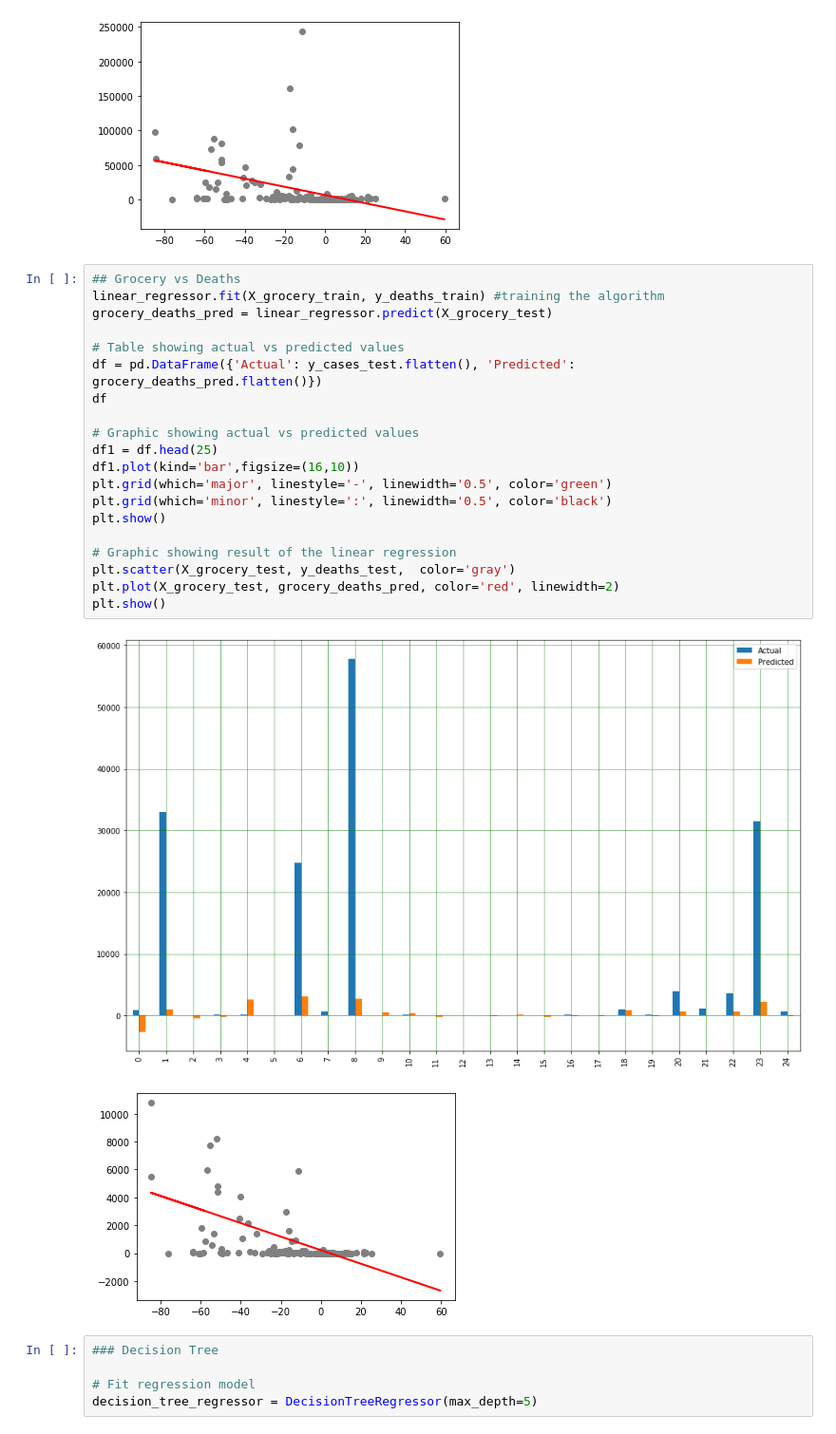
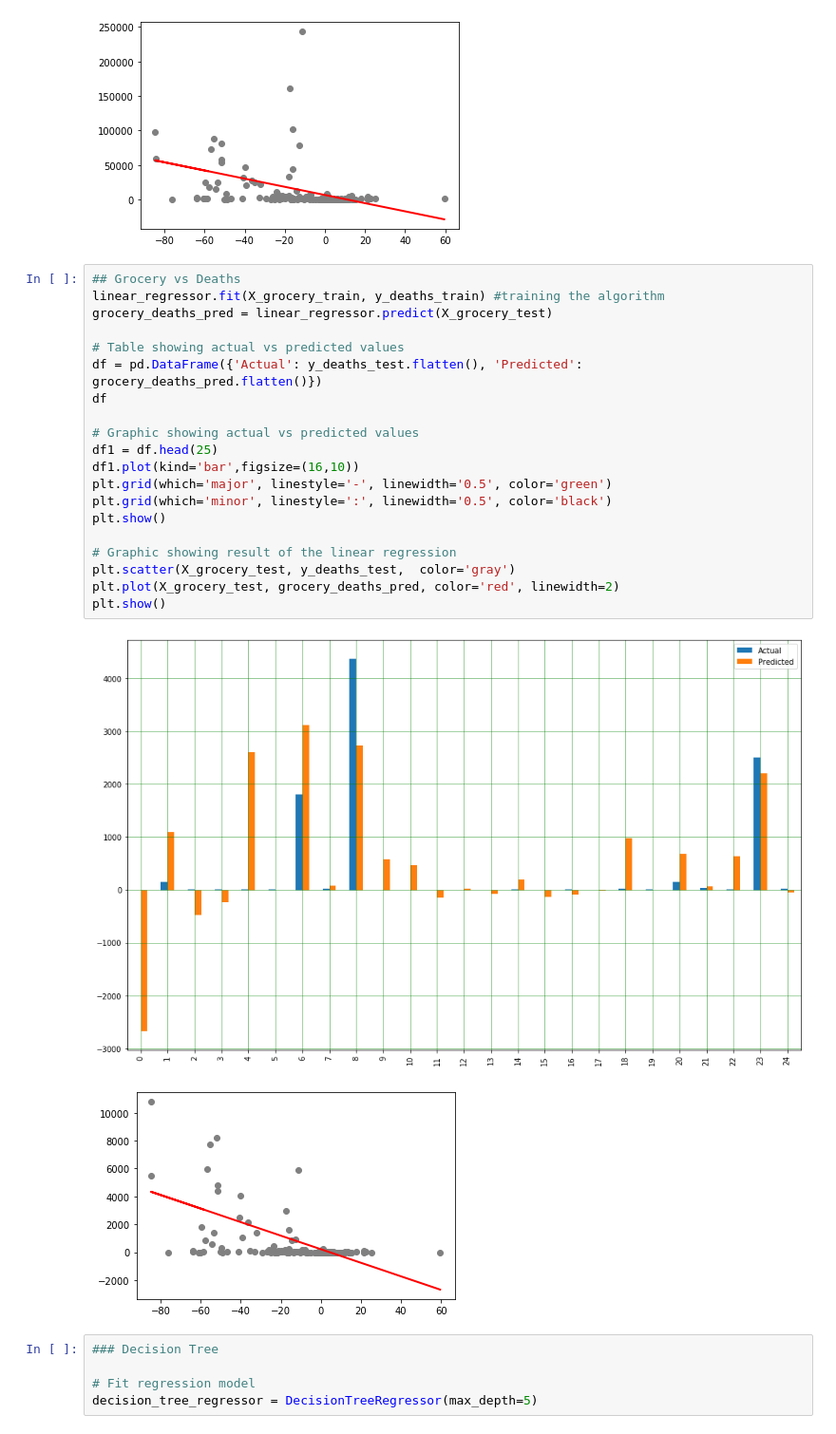
Before and after one commit to leonormsousa/IART_1920, a Jupyter notebook: Proj2/proj.ipynb, the cells around one changed output. Shown at 95% size. Drawn from its saved outputs; the diff is of its cells as text.

```diff
--- a/Proj2/proj.ipynb
+++ b/Proj2/proj.ipynb
@@ -122,25 +122,25 @@ plt.show()
 # %%
 ## Grocery vs Deaths
 linear_regressor.fit(X_grocery_train, y_deaths_train) #training the algorithm
 grocery_deaths_pred = linear_regressor.predict(X_grocery_test)
 
 # Table showing actual vs predicted values
-df = pd.DataFrame({'Actual': y_cases_test.flatten(), 'Predicted': grocery_deaths_pred.flatten()})
+df = pd.DataFrame({'Actual': y_deaths_test.flatten(), 'Predicted': grocery_deaths_pred.flatten()})
 df
 
 # Graphic showing actual vs predicted values
 df1 = df.head(25)
 df1.plot(kind='bar',figsize=(16,10))
 plt.grid(which='major', linestyle='-', linewidth='0.5', color='green')
 plt.grid(which='minor', linestyle=':', linewidth='0.5', color='black')
 plt.show()
 
 # Graphic showing result of the linear regression
 plt.scatter(X_grocery_test, y_deaths_test,  color='gray')
 plt.plot(X_grocery_test, grocery_deaths_pred, color='red', linewidth=2)
 plt.show()
 # %% [output]
-[figure, old version]
+[figure, new version]
 [figure]
 # %%
 ### Decision Tree
```
Also changed, not shown: parts of 12 cells of this notebook.
